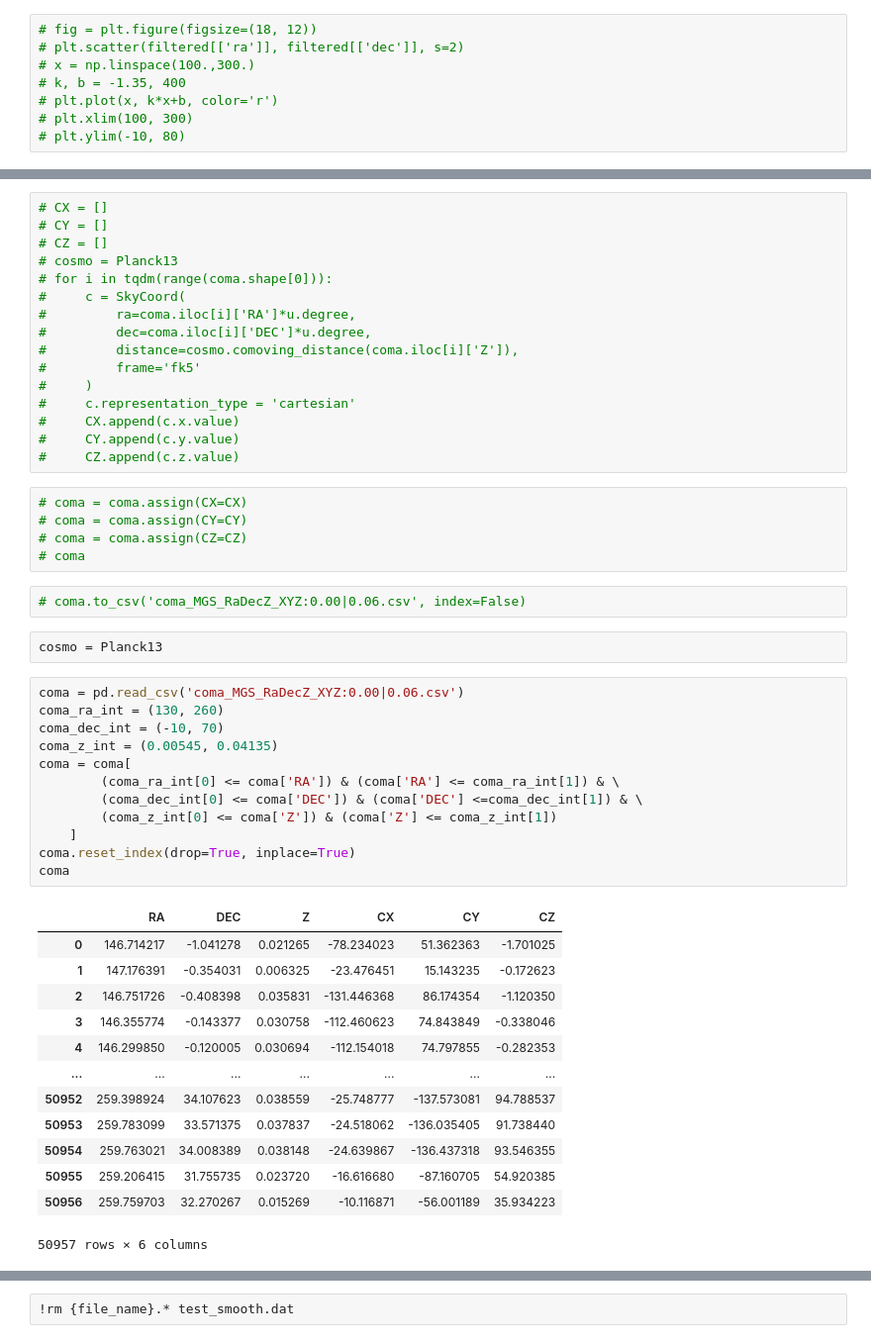
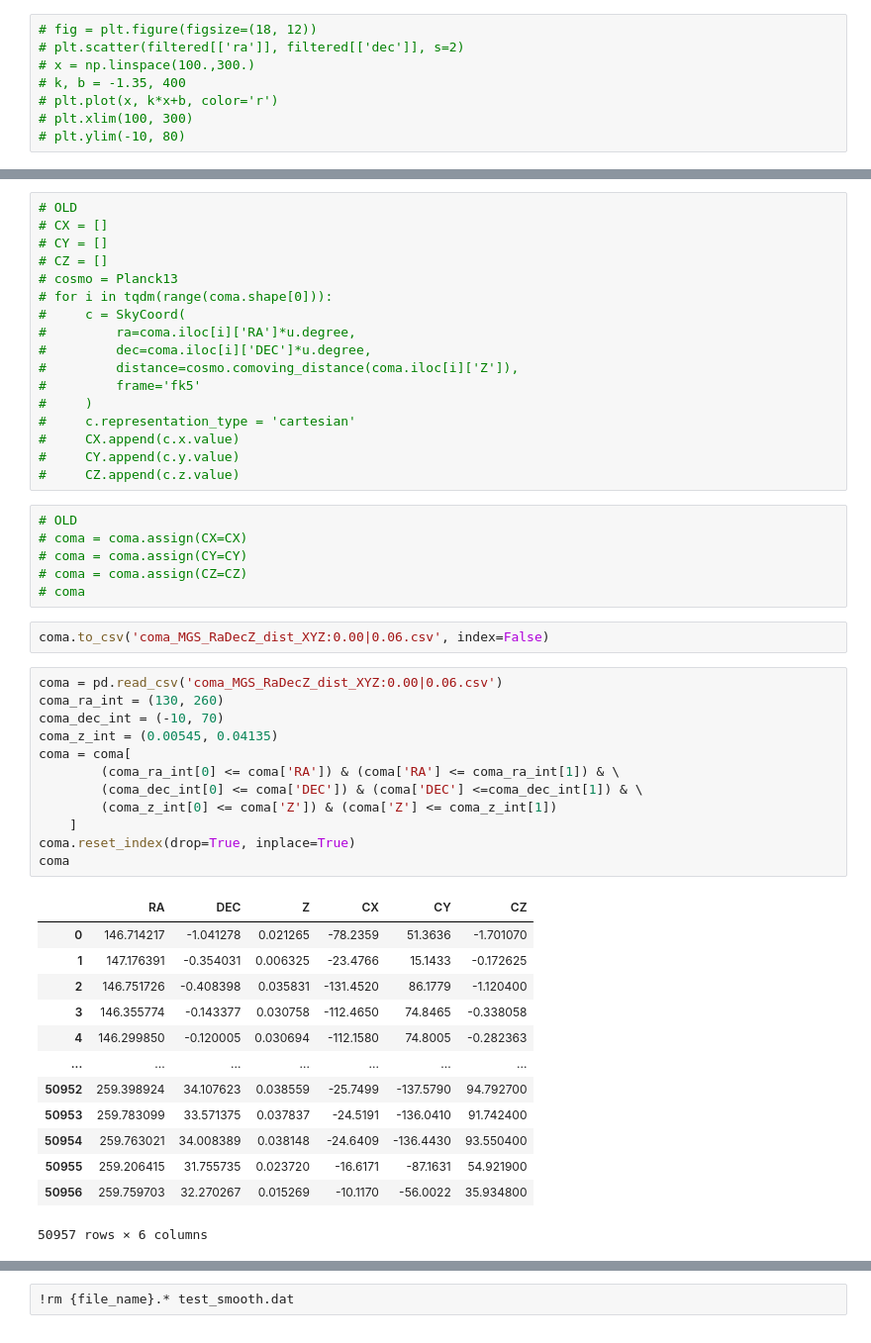
Before and after one commit to SVasi1yev/MSU_filaments_seg, a Jupyter notebook: disperse_MGS_coma_cart.ipynb, the cells around one changed output, grey strips where cells are left out. Shown at 99% size. Cells and saved outputs as stored; diff of their text form.

```diff
--- a/disperse_MGS_coma_cart.ipynb
+++ b/disperse_MGS_coma_cart.ipynb
@@ -101,4 +296,5 @@ main_gals-DR4.fit     main_gals-DR7.fit  main_gals-SPECIALb.fit
 # %%
+# OLD
 # CX = []
 # CY = []
 # CZ = []
@@ -115,37 +311,36 @@ main_gals-DR4.fit     main_gals-DR7.fit  main_gals-SPECIALb.fit
 #     CY.append(c.y.value)
 #     CZ.append(c.z.value)
 # %%
+# OLD
 # coma = coma.assign(CX=CX)
 # coma = coma.assign(CY=CY)
 # coma = coma.assign(CZ=CZ)
 # coma
 # %%
-# coma.to_csv('coma_MGS_RaDecZ_XYZ:0.00|0.06.csv', index=False)
+coma.to_csv('coma_MGS_RaDecZ_dist_XYZ:0.00|0.06.csv', index=False)
-# %%
-cosmo = Planck13
 # %%
-coma = pd.read_csv('coma_MGS_RaDecZ_XYZ:0.00|0.06.csv')
+coma = pd.read_csv('coma_MGS_RaDecZ_dist_XYZ:0.00|0.06.csv')
 coma_ra_int = (130, 260)
 coma_dec_int = (-10, 70)
 coma_z_int = (0.00545, 0.04135)
 coma = coma[
         (coma_ra_int[0] <= coma['RA']) & (coma['RA'] <= coma_ra_int[1]) & \
         (coma_dec_int[0] <= coma['DEC']) & (coma['DEC'] <=coma_dec_int[1]) & \
         (coma_z_int[0] <= coma['Z']) & (coma['Z'] <= coma_z_int[1])
     ]
 coma.reset_index(drop=True, inplace=True)
 coma
 # %% [output]
 |  | RA | DEC | Z | CX | CY | CZ |
-| 0 | 146.714217 | -1.041278 | 0.021265 | -78.234023 | 51.362363 | -1.701025 |
-| 1 | 147.176391 | -0.354031 | 0.006325 | -23.476451 | 15.143235 | -0.172623 |
-| 2 | 146.751726 | -0.408398 | 0.035831 | -131.446368 | 86.174354 | -1.120350 |
-| 3 | 146.355774 | -0.143377 | 0.030758 | -112.460623 | 74.843849 | -0.338046 |
-| 4 | 146.299850 | -0.120005 | 0.030694 | -112.154018 | 74.797855 | -0.282353 |
+| 0 | 146.714217 | -1.041278 | 0.021265 | -78.2359 | 51.3636 | -1.701070 |
+| 1 | 147.176391 | -0.354031 | 0.006325 | -23.4766 | 15.1433 | -0.172625 |
+| 2 | 146.751726 | -0.408398 | 0.035831 | -131.4520 | 86.1779 | -1.120400 |
+| 3 | 146.355774 | -0.143377 | 0.030758 | -112.4650 | 74.8465 | -0.338058 |
+| 4 | 146.299850 | -0.120005 | 0.030694 | -112.1580 | 74.8005 | -0.282363 |
 | ... | ... | ... | ... | ... | ... | ... |
-| 50952 | 259.398924 | 34.107623 | 0.038559 | -25.748777 | -137.573081 | 94.788537 |
-| 50953 | 259.783099 | 33.571375 | 0.037837 | -24.518062 | -136.035405 | 91.738440 |
-| 50954 | 259.763021 | 34.008389 | 0.038148 | -24.639867 | -136.437318 | 93.546355 |
-| 50955 | 259.206415 | 31.755735 | 0.023720 | -16.616680 | -87.160705 | 54.920385 |
-| 50956 | 259.759703 | 32.270267 | 0.015269 | -10.116871 | -56.001189 | 35.934223 |
+| 50952 | 259.398924 | 34.107623 | 0.038559 | -25.7499 | -137.5790 | 94.792700 |
+| 50953 | 259.783099 | 33.571375 | 0.037837 | -24.5191 | -136.0410 | 91.742400 |
+| 50954 | 259.763021 | 34.008389 | 0.038148 | -24.6409 | -136.4430 | 93.550400 |
+| 50955 | 259.206415 | 31.755735 | 0.023720 | -16.6171 | -87.1631 | 54.921900 |
+| 50956 | 259.759703 | 32.270267 | 0.015269 | -10.1170 | -56.0022 | 35.934800 |
 50957 rows × 6 columns
```
Also changed, not shown: parts of 52 cells of this notebook, 3 other files.
